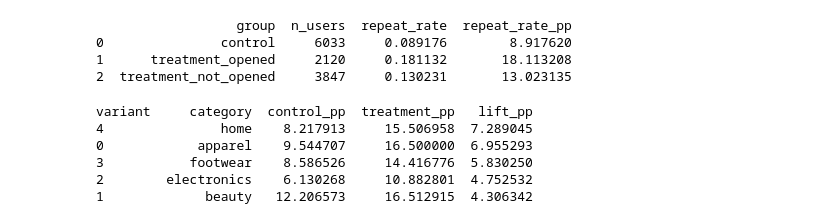
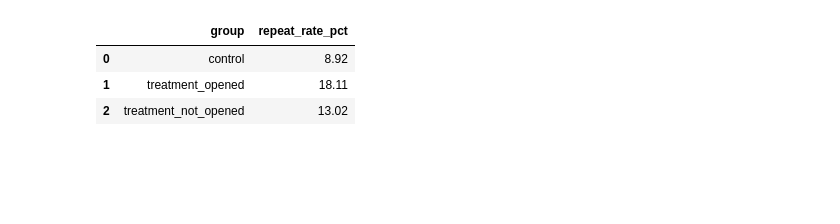
Before and after one commit to SayaliSawant0101/retail-ugc-retention-abtest, a Jupyter notebook: notebooks/01_ugc_email_abtest_case_study.ipynb, the cells around one changed output. Saved outputs shown, nothing was run; the diff lists cells and outputs as text; code cells hidden in the pictures; blank space fills up the shorter version.

Commit message:
Clean end-to-end A/B test analysis notebook

```diff
--- a/notebooks/01_ugc_email_abtest_case_study.ipynb
+++ b/notebooks/01_ugc_email_abtest_case_study.ipynb
@@ -93,0 +112,6 @@ Invalid timing counts:
+# %%
+paid_trt["days_after_delivery"] = (
+    paid_trt["ugc_email_sent_date"] - paid_trt["delivery_date"]
+).dt.days
+
+paid_trt["days_after_delivery"].describe()
@@ -250,69 +205,20 @@ z=-3.958, p=0.000075
 # %%
-# Phase 5.1 — Openers / Non-openers analysis
-
-paid = df[df.acquisition_channel == "paid"].copy()
-
-paid_ctrl = paid[paid.variant == "control"].copy()
-paid_trt  = paid[paid.variant == "treatment"].copy()
-
-trt_open   = paid_trt[paid_trt.ugc_email_opened == 1].copy()
-trt_noopen = paid_trt[paid_trt.ugc_email_opened == 0].copy()
-
-def rate(df, col):
-    return df[col].mean()
+trt_open = paid_trt[paid_trt.ugc_email_opened == 1]
+trt_noopen = paid_trt[paid_trt.ugc_email_opened == 0]
 
 summary = pd.DataFrame({
     "group": ["control", "treatment_opened", "treatment_not_opened"],
-    "n_users": [len(paid_ctrl), len(trt_open), len(trt_noopen)],
     "repeat_rate": [
-        rate(paid_ctrl, "repeat_purchase_within_30d"),
-        rate(trt_open, "repeat_purchase_within_30d"),
-        rate(trt_noopen, "repeat_purchase_within_30d")
+        paid_ctrl.repeat_purchase_within_30d.mean(),
+        trt_open.repeat_purchase_within_30d.mean(),
+        trt_noopen.repeat_purchase_within_30d.mean()
     ]
 })
 
-summary["repeat_rate_pp"] = summary["repeat_rate"] * 100
-print(summary)
+summary["repeat_rate_pct"] = (summary["repeat_rate"] * 100).round(2)
+summary[["group", "repeat_rate_pct"]]
 # %% [output]
-                  group  n_users  repeat_rate  repeat_rate_pp
-0               control     6033     0.089176        8.917620
-1      treatment_opened     2120     0.181132       18.113208
-2  treatment_not_opened     3847     0.130231       13.023135
+|  | group | repeat_rate_pct |
+| 0 | control | 8.92 |
+| 1 | treatment_opened | 18.11 |
+| 2 | treatment_not_opened | 13.02 |
-# %%
-# Phase 5.2 — Category-level lift (Paid users only)
-
-paid = df[df.acquisition_channel == "paid"].copy()
-
-cat_summary = (
-    paid
-    .groupby(["category", "variant"])
-    .agg(
-        users=("user_id", "count"),
-        repeat_rate=("repeat_purchase_within_30d", "mean")
-    )
-    .reset_index()
-)
-
-# Pivot for easier comparison
-cat_pivot = (
-    cat_summary
-    .pivot(index="category", columns="variant", values="repeat_rate")
-    .reset_index()
-)
-
-cat_pivot["lift_pp"] = (cat_pivot["treatment"] - cat_pivot["control"]) * 100
-cat_pivot["control_pp"] = cat_pivot["control"] * 100
-cat_pivot["treatment_pp"] = cat_pivot["treatment"] * 100
-
-cat_pivot = cat_pivot.sort_values("lift_pp", ascending=False)
-
-print(cat_pivot[[
-    "category", "control_pp", "treatment_pp", "lift_pp"
-]])
-# %% [output]
-variant     category  control_pp  treatment_pp   lift_pp
-4               home    8.217913     15.506958  7.289045
-0            apparel    9.544707     16.500000  6.955293
-3           footwear    8.586526     14.416776  5.830250
-2        electronics    6.130268     10.882801  4.752532
-1             beauty   12.206573     16.512915  4.306342
```
Also changed, not shown: parts of 22 cells of this notebook.
